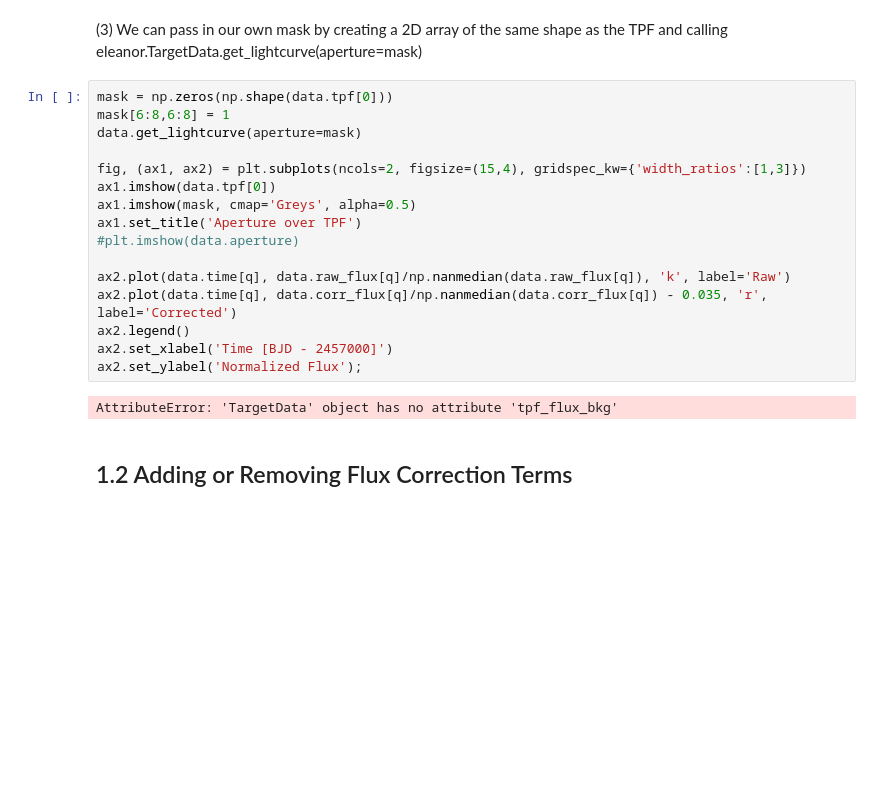
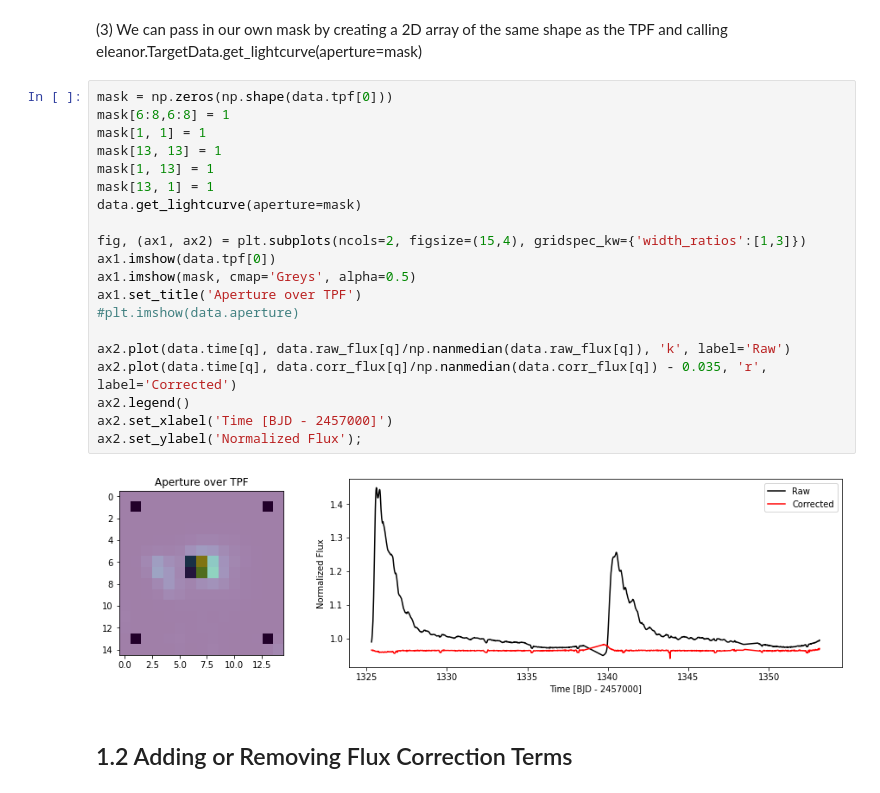
Before and after one commit to JackDinsmore/photometry-age-dating, a Jupyter notebook: tips_tricks.ipynb, the cells around one changed output. Drawn from its saved outputs; the diff is of its cells as text; blank space fills up the shorter version.

```diff
--- a/tips_tricks.ipynb
+++ b/tips_tricks.ipynb
@@ -69,21 +70,25 @@ AttributeError: 'TargetData' object has no attribute 'tpf_flux_bkg'
 # %%
 mask = np.zeros(np.shape(data.tpf[0]))
 mask[6:8,6:8] = 1
+mask[1, 1] = 1
+mask[13, 13] = 1
+mask[1, 13] = 1
+mask[13, 1] = 1
 data.get_lightcurve(aperture=mask)
 
 fig, (ax1, ax2) = plt.subplots(ncols=2, figsize=(15,4), gridspec_kw={'width_ratios':[1,3]})
 ax1.imshow(data.tpf[0])
 ax1.imshow(mask, cmap='Greys', alpha=0.5)
 ax1.set_title('Aperture over TPF')
 #plt.imshow(data.aperture)
 
 ax2.plot(data.time[q], data.raw_flux[q]/np.nanmedian(data.raw_flux[q]), 'k', label='Raw')
 ax2.plot(data.time[q], data.corr_flux[q]/np.nanmedian(data.corr_flux[q]) - 0.035, 'r', label='Corrected')
 ax2.legend()
 ax2.set_xlabel('Time [BJD - 2457000]')
 ax2.set_ylabel('Normalized Flux');
 # %% [output]
-AttributeError: 'TargetData' object has no attribute 'tpf_flux_bkg'
+[figure, added]
 # %% [markdown]
 ## 1.2 Adding or Removing Flux Correction Terms
 # %% [markdown]
```
Also changed, not shown: parts of 8 cells of this notebook.
